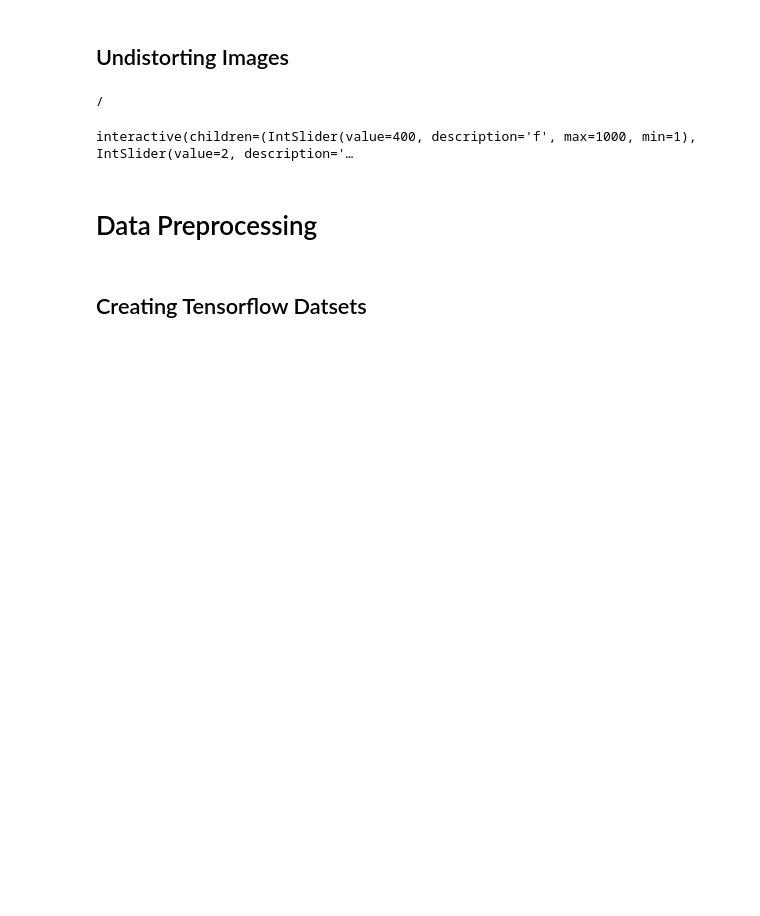
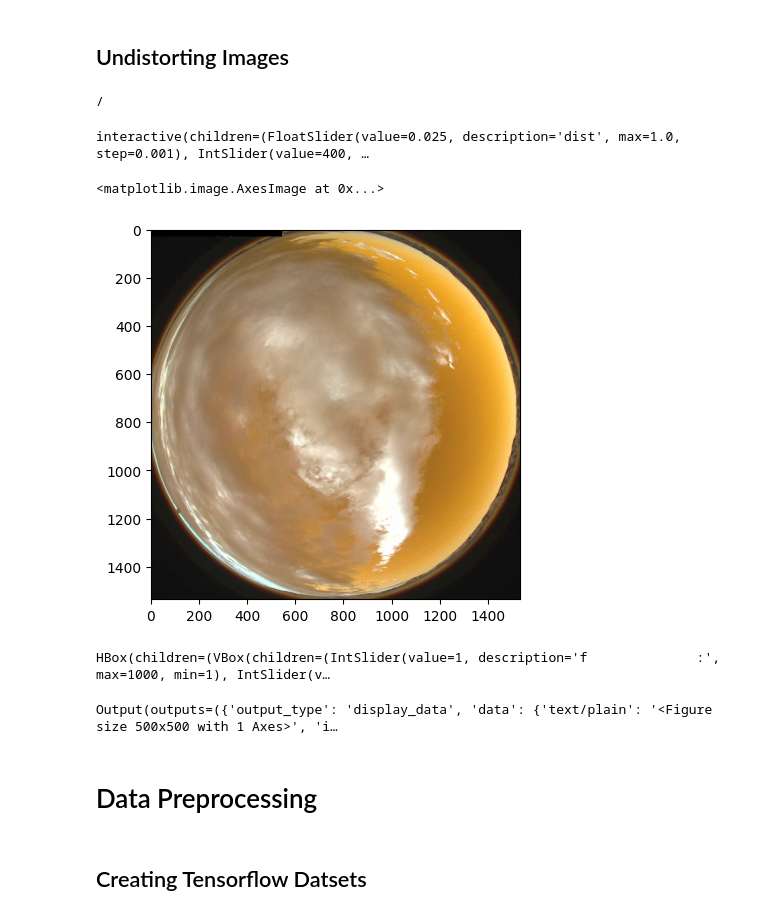
Before and after one commit to lordaarush/Cloud-Cover-Detection, a Jupyter notebook: clouds-movement-prediction.ipynb, the cells around one changed output. Cells and saved outputs as stored; diff of their text form; code cells hidden in the pictures; blank space fills up the shorter version.

Commit message:
Completed the widget

```diff
--- a/clouds-movement-prediction.ipynb
+++ b/clouds-movement-prediction.ipynb
@@ -118,7 +118,7 @@ from IPython.display import display
 from ipywidgets import interact, IntSlider, fixed, FloatSlider, IntRangeSlider
 
 @interact(img=fixed(img), dist = (0.,1.,0.001), f = (1,1000,1), zoom_out_factor = (1,200,1),balance = (0.,1.,0.1))
-def undistorted_wrap(img_path,dist = 0.025, f = 400 ,zoom_out_factor = 2, balance=1.0,*args, **kwargs):
+def undistorted_wrap(img,dist = 0.025, f = 400 ,zoom_out_factor = 2, balance=1.0,*args, **kwargs):
     dim = 2048
     DIM=(dim, dim)
 #     img = cv2.imread(img_path)
@@ -142,6 +142,13 @@ def undistorted_wrap(img_path,dist = 0.025, f = 400 ,zoom_out_factor = 2, balanc
     plt.figure(figsize=(5,5))
     plt.axis('off')
     plt.imshow(undistorted_img)
+# %% [output]
+interactive(children=(FloatSlider(value=0.025, description='dist', max=1.0, step=0.001), IntSlider(value=400, …
+# %%
+plt.imshow(img)
+# %% [output]
+<matplotlib.image.AxesImage at 0x...>
+[figure, added]
 # %%
 
 img = cv2.imread(os.path.join(PWD,'kaggle/input/cloud-images-19510/0101/0101075000.jpg'))
@@ -186,6 +210 @@ distort_widget = interactive(
 )
-# %%
-from IPython.display import display
-display(distort_widget)
-# %% [output]
-interactive(children=(IntSlider(value=400, description='f', max=1000, min=1), IntSlider(value=2, description='…
@@ -192,3 +213,11 @@ interactive(children=(IntSlider(value=400, description='f', max=1000, min=1), In
+# %%
+HBox([VBox(children = sliders[1:]), distort_widget])
+# %% [output]
+HBox(children=(VBox(children=(IntSlider(value=1, description='f              :', max=1000, min=1), IntSlider(v…
+# %%
+display(distort_widget)
+# %% [output]
+Output(outputs=({'output_type': 'display_data', 'data': {'text/plain': '<Figure size 500x500 with 1 Axes>', 'i…
 # %%
 undistorted_widget_wrap(img_path = '/kaggle/input/cloud-images-19510/0105/0105112000.jpg')(dist = 0.025,f = 600,zoom_out_factor = 1,balance = 1)
 # %%
```
Also changed, not shown: parts of 2 cells of this notebook.
